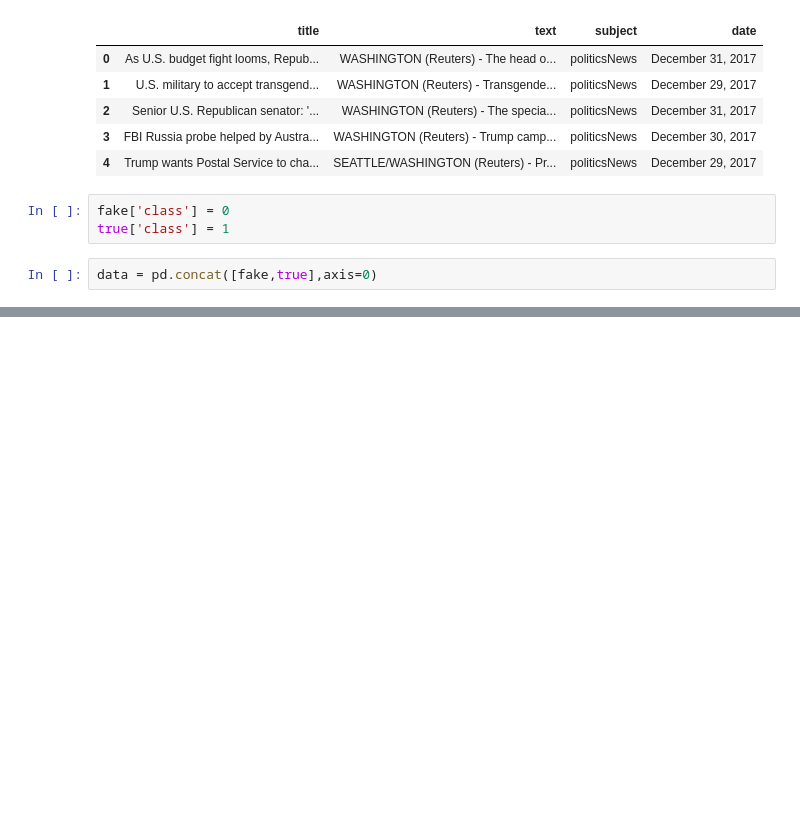
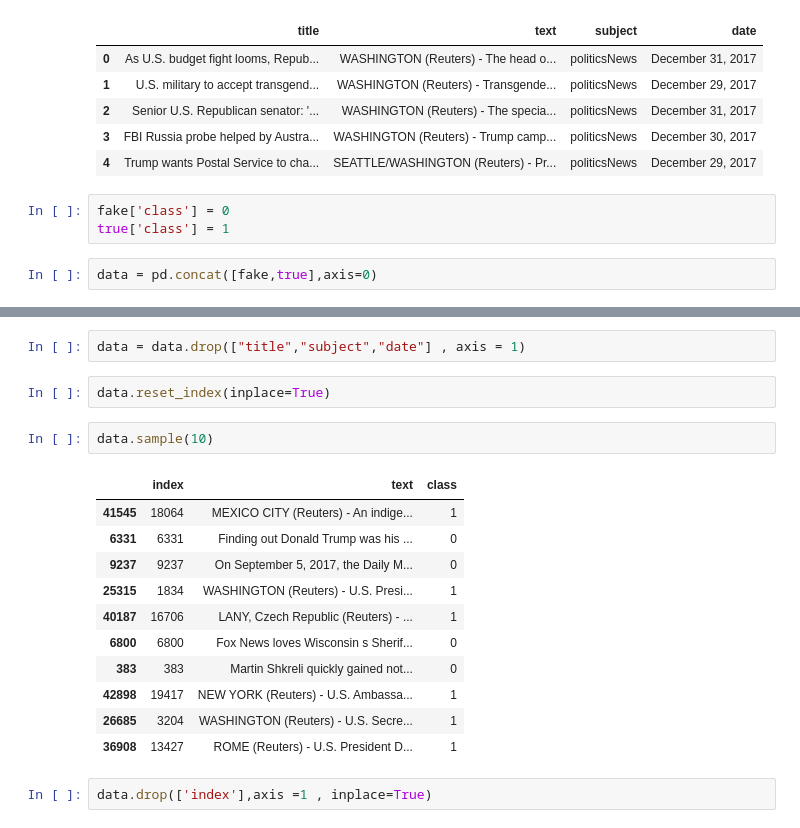
Before and after one commit to HNDeshanSamarathunga/FakeNewsDetection, a Jupyter notebook: app.ipynb, the cells around one changed output, grey strips where cells are left out. Saved outputs shown, nothing was run; the diff lists cells and outputs as text; blank space fills up the shorter version.

```diff
--- a/app.ipynb
+++ b/app.ipynb
@@ -49,0 +50,20 @@ data.sample(10)
+# %%
+data = data.drop(["title","subject","date"] , axis = 1)
+# %%
+data.reset_index(inplace=True)
+# %%
+data.sample(10)
+# %% [output]
+|  | index | text | class |
+| 41545 | 18064 | MEXICO CITY (Reuters) - An indige... | 1 |
+| 6331 | 6331 | Finding out Donald Trump was his ... | 0 |
+| 9237 | 9237 | On September 5, 2017, the Daily M... | 0 |
+| 25315 | 1834 | WASHINGTON (Reuters) - U.S. Presi... | 1 |
+| 40187 | 16706 | LANY, Czech Republic (Reuters) - ... | 1 |
+| 6800 | 6800 | Fox News loves Wisconsin s Sherif... | 0 |
+| 383 | 383 | Martin Shkreli quickly gained not... | 0 |
+| 42898 | 19417 | NEW YORK (Reuters) - U.S. Ambassa... | 1 |
+| 26685 | 3204 | WASHINGTON (Reuters) - U.S. Secre... | 1 |
+| 36908 | 13427 | ROME (Reuters) - U.S. President D... | 1 |
+# %%
+data.drop(['index'],axis =1 , inplace=True)
```
Also changed, not shown: parts of 8 cells of this notebook.
